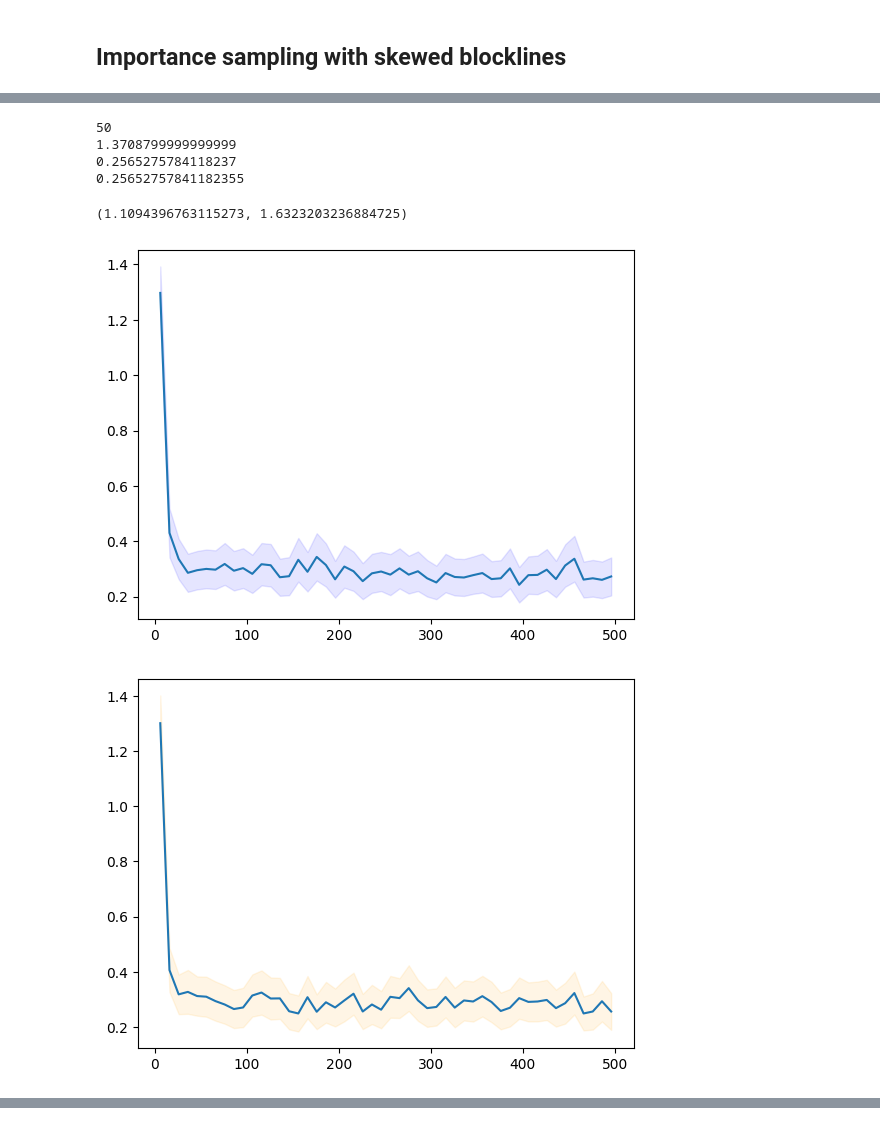
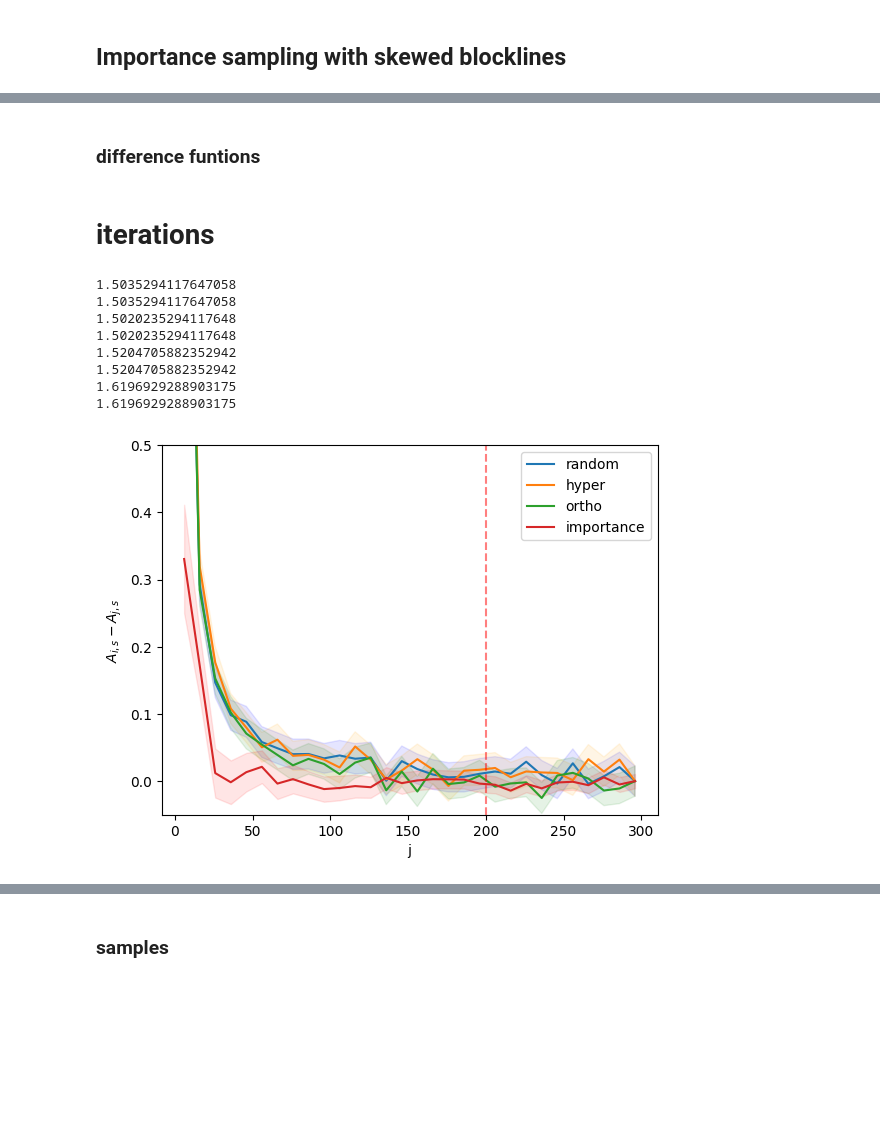
Before and after one commit to sachagijsbers/stochastic_1, a Jupyter notebook: importance_sampling_code.ipynb, the cells around one changed output, grey strips where cells are left out. Drawn from its saved outputs; the diff is of its cells as text; code cells hidden in the pictures; blank space fills up the shorter version.

Commit message:
importance sampling

```diff
--- a/importance_sampling_code.ipynb
+++ b/importance_sampling_code.ipynb
@@ -284,3 +251,5 @@ print(pixel_counting_area)
 1.52580928
+# %% [markdown]
+### difference funtions
 # %%
 
@@ -316,10 +318,13 @@ def sampling_diffs_importance(samples, iterationsize, runs=100):
         area_runs_list.append(area_runs)
 
     return z_list, diffs, std_list, area_runs_list, total
+# %% [markdown]
+# iterations
 # %%
+# Duration: 4m23s
 # Sizes and fixed sizes of iterations and samples
 samples = 1001
-iterations = 501
+iterations = 301
 # np.random.seed(48)
 type_sampling_list = ['random', 'hyper', 'ortho']
 samplesize = 200
@@ -333,69 +338,70 @@ j_list_hyper, diffs_hyper, std_list_hyper, area_runs_list_hyper, total_hyper = i
 j_list_ortho, diffs_ortho, std_list_ortho, area_runs_list_ortho, total_ortho = interations_diffs(iterations, samplesize, "ortho")
 j_list_imp, diffs_imp, std_list_imp, area_runs_list_imp, total_imp = interations_diffs_importance(iterations, samplesize)
 # %%
-# print(j_list_random, diffs_random, std_list_random, area_runs_list_random)
-# print(j_list_hyper, diffs_hyper, std_list_hyper, area_runs_list_hyper)
-# print(j_list_ortho, diffs_ortho, std_list_ortho, area_runs_list_ortho)
-# print(j_list_imp, diffs_imp, std_list_imp, area_runs_list_imp)
 
-def confidence_intervals_95_area_runs(area_runs_list, total):
+
+def confidence_intervals_95_area_runs(area_runs_list, total, importance=False):
     lower_bounds = []
     upper_bounds = []
     means = []
+    total = np.mean(area_runs_list[-1])
+    print(total)
     for run in area_runs_list:
-        error_runs = abs(np.array(run)-total)
-        mean = np.mean(error_runs)
+        mean = np.mean(run)
         l, u = st.t.interval(confidence=0.95, df=len(run)-1, loc=mean, scale=st.sem(run))
         lower_bounds.append(l)
         upper_bounds.append(u)
         means.append(mean)
-    return means, lower_bounds, upper_bounds
+    print(means[-1])
+    if importance:
+        return (total-np.array(means)), (total-np.array(lower_bounds)), (total-np.array(upper_bounds))
+    return (np.array(means)-total), (np.array(lower_bounds)-total), (np.array(upper_bounds)-total)
 
 
-print(len(area_runs_list_imp))
-print(np.mean(area_runs_list_imp[0]))
-print(diffs_imp[0])
-print(np.mean(total_imp-area_runs_list_imp[0]))
+# print(len(area_runs_list_imp))
+# print(np.mean(area_runs_list_imp[0]))
+# print(diffs_imp[0])
+# print(np.mean(total_imp-area_runs_list_imp[0]))
 
-data = area_runs_list_imp[0]
+# data = area_runs_list_imp[0]
 
-# create 95% confidence interval
-st.t.interval(confidence=0.95, df=len(data)-1, loc=np.mean(data), scale=st.sem(data))
+# # create 95% confidence interval
+# st.t.interval(confidence=0.95, df=len(data)-1, loc=np.mean(data), scale=st.sem(data))
 
-# confidence_intervals_95_area_runs(area_runs_list_imp, total_imp)
+# # confidence_intervals_95_area_runs(area_runs_list_imp, total_imp)
-# %% [output]
-50
-1.3708799999999999
-0.2565275784118237
-0.25652757841182355
-(1.1094396763115273, 1.6323203236884725)
 # %%
 meanr, lr, ur = confidence_intervals_95_area_runs(area_runs_list_random, total_random)
 meanh, lh, uh = confidence_intervals_95_area_runs(area_runs_list_hyper, total_hyper)
 meano, lo, uo = confidence_intervals_95_area_runs(area_runs_list_ortho, total_ortho)
-meani, li, ui = confidence_intervals_95_area_runs(area_runs_list_imp, total_imp)
+meani, li, ui = confidence_intervals_95_area_runs(area_runs_list_imp, total_imp, importance=True)
 
 
 plt.plot(j_list_random, meanr, label = f"random")
 plt.fill_between(j_list_random, lr, ur, color='b', alpha=.1)
-plt.show()
-
+# plt.show()
 plt.plot(j_list_hyper, meanh, label = f"hyper")
 plt.fill_between(j_list_hyper, lh, uh, color='orange', alpha=.1)
-plt.show()
-
+# plt.show()
 plt.plot(j_list_ortho, meano, label = f"ortho")
 plt.fill_between(j_list_ortho, lo, uo, color='green', alpha=.1)
-plt.show()
-
+# plt.show()
 plt.plot(j_list_imp, meani, label = f"importance")
-plt.fill_between(j_list_imp, lr, ur, color='red', alpha=.1)
-
+plt.fill_between(j_list_imp, li, ui, color='red', alpha=.1)
+# plt.show()
 plt.legend()
-plt.ylabel('$|A_{i,s} - A_{j,s}|$')
+plt.ylabel('$A_{i,s} - A_{j,s}$')
 plt.xlabel('j')
+plt.ylim(-0.05,0.5)
+# plt.xlim(0, 300)
 plt.axvline(x = 200, color = 'red', linestyle = '--', alpha = 0.5)
 plt.show()
 # %% [output]
+1.5035294117647058
+1.5035294117647058
+1.5020235294117648
+1.5020235294117648
+1.5204705882352942
+1.5204705882352942
+1.6196929288903175
+1.6196929288903175
-[figure, old version]
+[figure, new version]
-[figure, removed]
@@ -403,0 +408,2 @@ plt.show()
+# %% [markdown]
+### samples
```
Also changed, not shown: parts of 8 cells of this notebook, 8 other files.
